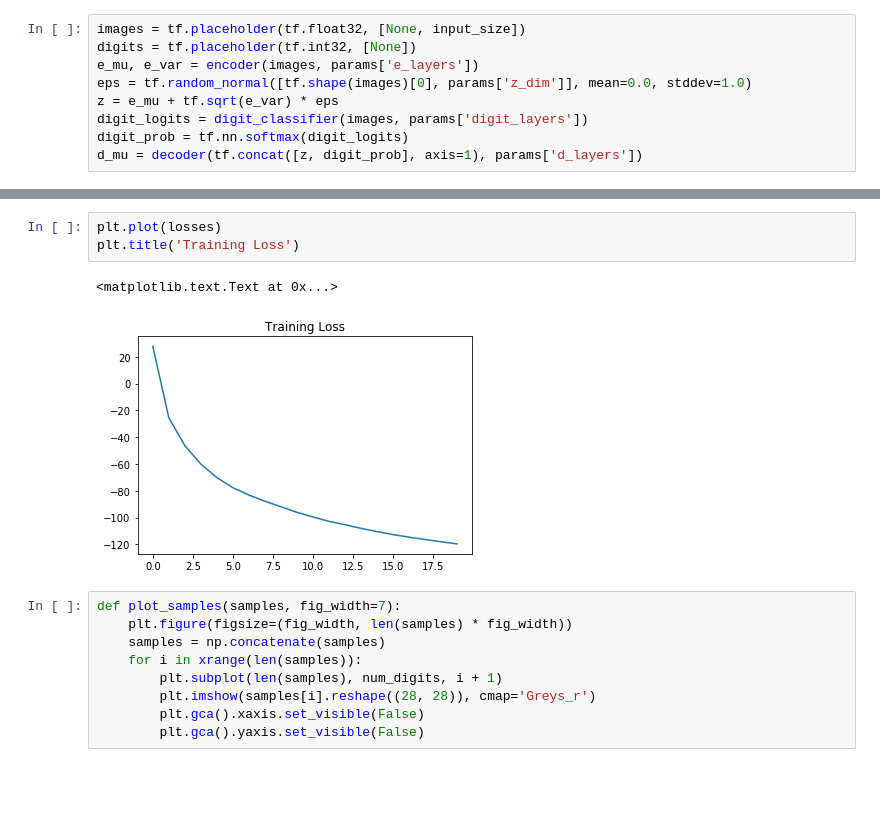
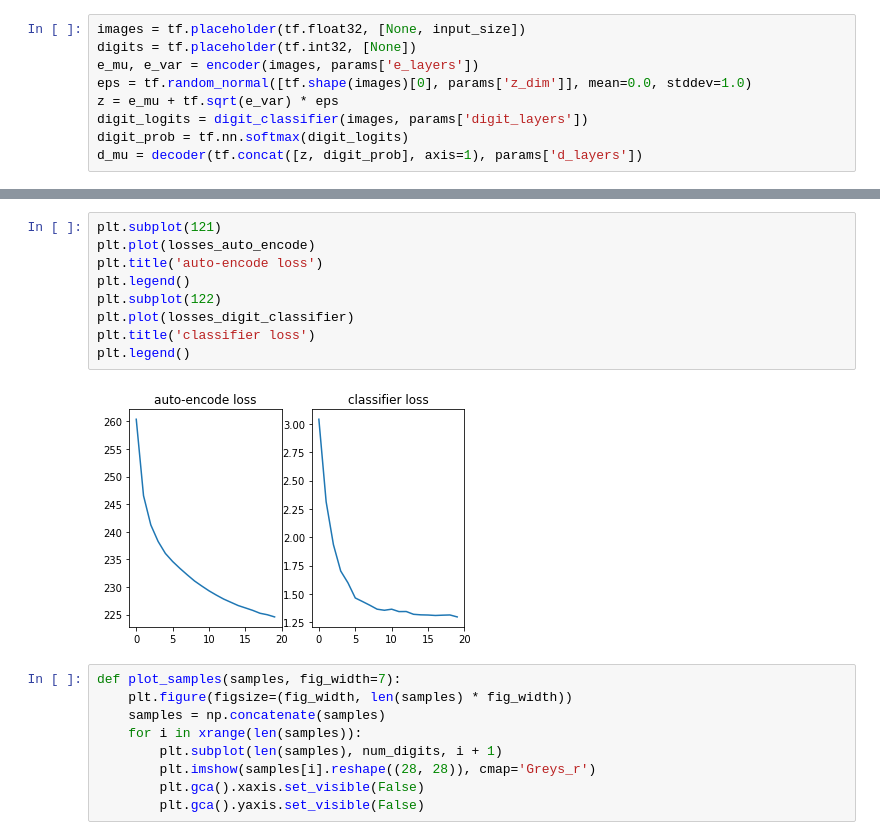
Before and after one commit to lsheiba/vae-mnist, a Jupyter notebook: vae.ipynb, the cells around one changed output, grey strips where cells are left out. Saved outputs shown, nothing was run; the diff lists cells and outputs as text; blank space fills up the shorter version.

```diff
--- a/vae.ipynb
+++ b/vae.ipynb
@@ -110,9 +116,14 @@ Epoch 20/20... Loss: -119.7011
-# %%
-plt.plot(losses)
-plt.title('Training Loss')
-# %% [output]
-<matplotlib.text.Text at 0x...>
-[figure, removed]
+# %%
+plt.subplot(121)
+plt.plot(losses_auto_encode)
+plt.title('auto-encode loss')
+plt.legend()
+plt.subplot(122)
+plt.plot(losses_digit_classifier)
+plt.title('classifier loss')
+plt.legend()
+# %% [output]
+[figure, added]
 # %%
 def plot_samples(samples, fig_width=7):
     plt.figure(figsize=(fig_width, len(samples) * fig_width))
```
Also changed, not shown: parts of 4 cells of this notebook.
